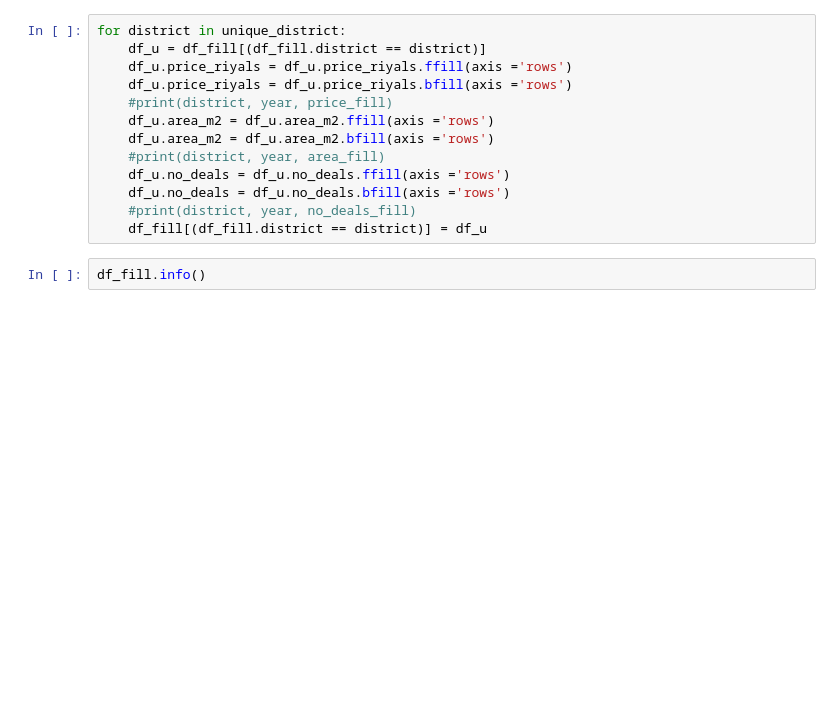
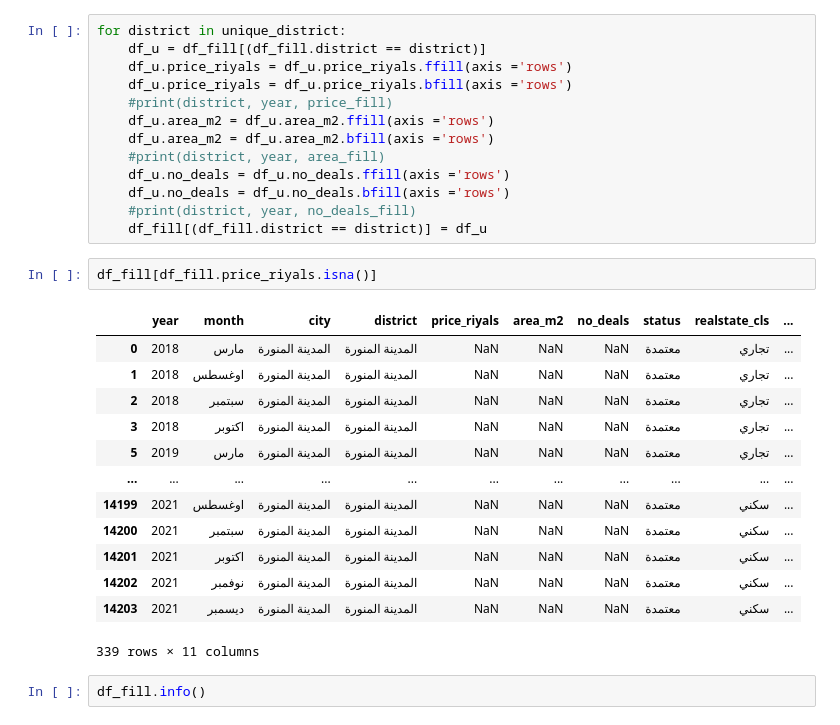
Before and after one commit to mlotfic/real_state_cleaning, a Jupyter notebook: fiil_data.ipynb, the cells around one changed output. Drawn from its saved outputs; the diff is of its cells as text; blank space fills up the shorter version.

```diff
--- a/fiil_data.ipynb
+++ b/fiil_data.ipynb
@@ -398,6 +436,22 @@ for district in unique_district:
     df_u.no_deals = df_u.no_deals.bfill(axis ='rows')
     #print(district, year, no_deals_fill)
     df_fill[(df_fill.district == district)] = df_u
+# %%
+df_fill[df_fill.price_riyals.isna()]
+# %% [output]
+|  | year | month | city | district | price_riyals | area_m2 | no_deals | status | realstate_cls | ... |
+| 0 | 2018 | مارس | المدينة المنورة | المدينة المنورة | NaN | NaN | NaN | معتمدة | تجاري | ... |
+| 1 | 2018 | اوغسطس | المدينة المنورة | المدينة المنورة | NaN | NaN | NaN | معتمدة | تجاري | ... |
+| 2 | 2018 | سبتمبر | المدينة المنورة | المدينة المنورة | NaN | NaN | NaN | معتمدة | تجاري | ... |
+| 3 | 2018 | اكتوبر | المدينة المنورة | المدينة المنورة | NaN | NaN | NaN | معتمدة | تجاري | ... |
+| 5 | 2019 | مارس | المدينة المنورة | المدينة المنورة | NaN | NaN | NaN | معتمدة | تجاري | ... |
+| ... | ... | ... | ... | ... | ... | ... | ... | ... | ... | ... |
+| 14199 | 2021 | اوغسطس | المدينة المنورة | المدينة المنورة | NaN | NaN | NaN | معتمدة | سكني | ... |
+| 14200 | 2021 | سبتمبر | المدينة المنورة | المدينة المنورة | NaN | NaN | NaN | معتمدة | سكني | ... |
+| 14201 | 2021 | اكتوبر | المدينة المنورة | المدينة المنورة | NaN | NaN | NaN | معتمدة | سكني | ... |
+| 14202 | 2021 | نوفمبر | المدينة المنورة | المدينة المنورة | NaN | NaN | NaN | معتمدة | سكني | ... |
+| 14203 | 2021 | ديسمبر | المدينة المنورة | المدينة المنورة | NaN | NaN | NaN | معتمدة | سكني | ... |
+339 rows × 11 columns
 # %%
 df_fill.info()
 # %% [output]
```
Also changed, not shown: parts of 70 cells of this notebook.
